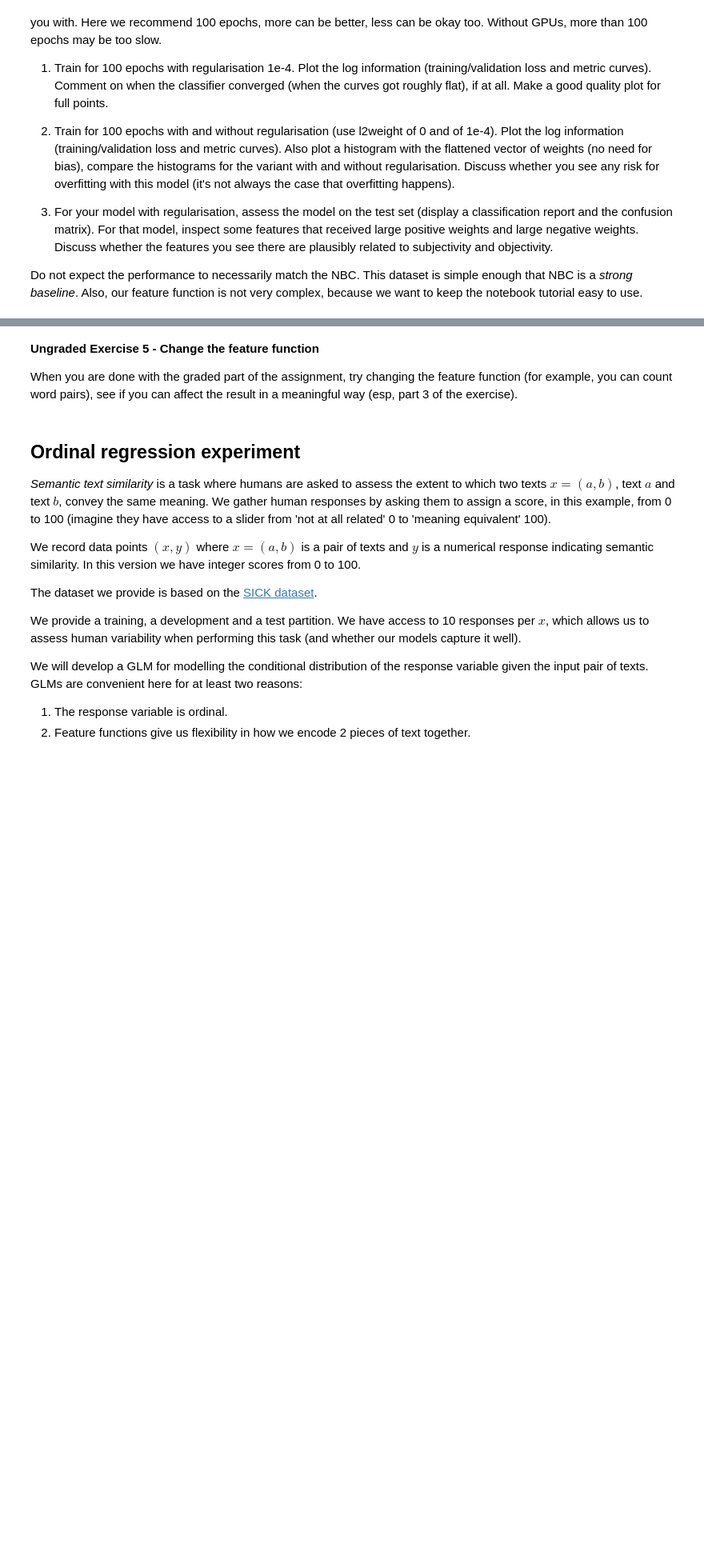
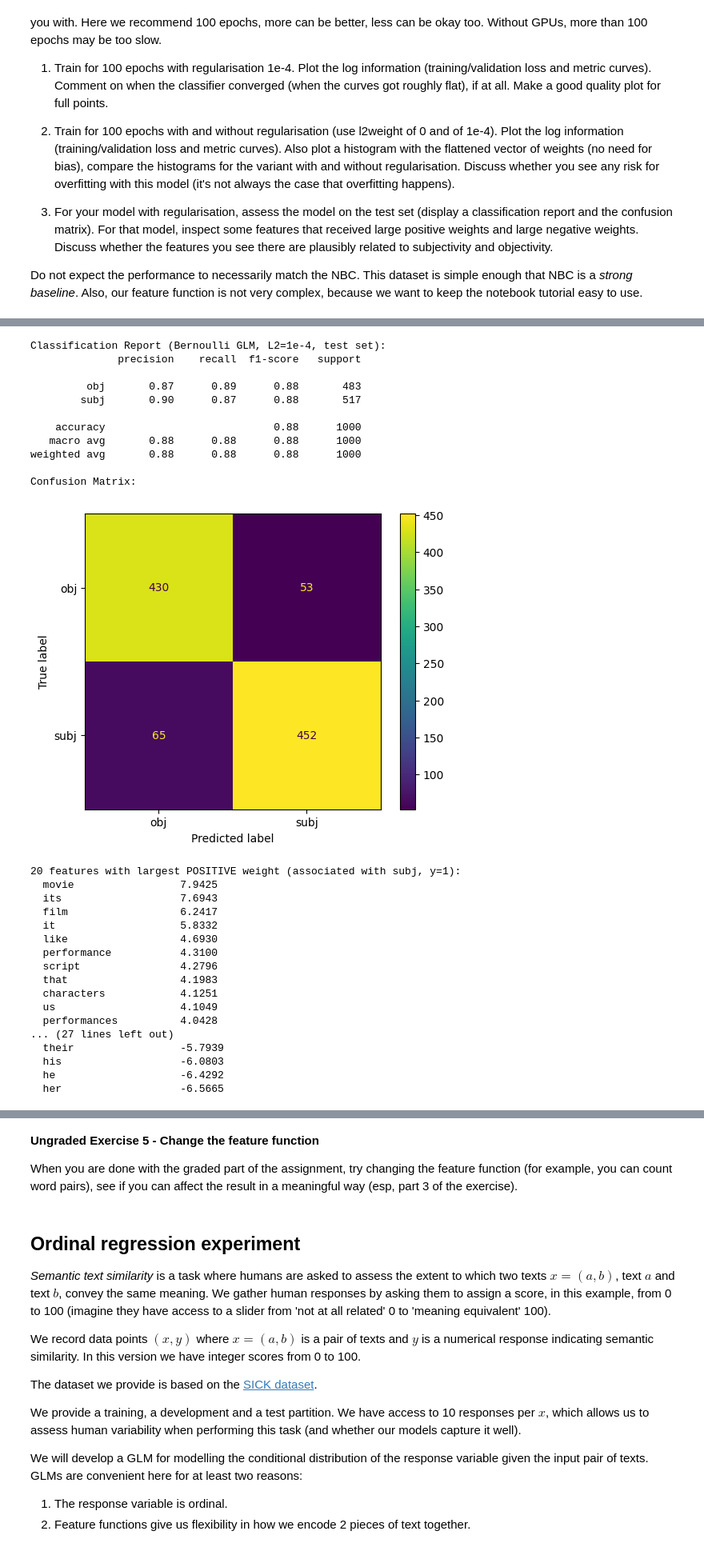
Before and after one commit to Hylkewierda/NTV, a Jupyter notebook: T2.ipynb, the cells around one changed output, grey strips where cells are left out. Shown at 80% size. Saved outputs shown, nothing was run; the diff lists cells and outputs as text; code cells hidden in the pictures; blank space fills up the shorter version.

```diff
--- a/T2.ipynb
+++ b/T2.ipynb
@@ -1273,0 +1387,59 @@ Do not expect the performance to necessarily match the NBC. This dataset is simp
+# %%
+# Evaluate on test set (using the regularised model)
+bin_test_h = bin_test_h_sparse.toarray()
+y_pred_bin = bin_cls.predict(bin_test_h, w=bin_w_reg, b=bin_b_reg)
+
+print("Classification Report (Bernoulli GLM, L2=1e-4, test set):")
+print(classification_report(bin_test_y, y_pred_bin, target_names=['obj', 'subj']))
+
+print("Confusion Matrix:")
+_ = ConfusionMatrixDisplay.from_predictions(
+    label_as_string(bin_test_y),
+    label_as_string(np.array(y_pred_bin)),
+    display_labels=['obj', 'subj']
+)
+plt.show()
+
+# Inspect features with large positive and negative weights
+sorted_features = sorted(
+    zip(bin_cls.feature_names(), np.array(bin_w_reg)),
+    key=lambda pair: pair[1], reverse=True
+)
+
+print("\n20 features with largest POSITIVE weight (associated with subj, y=1):")
+for f, w in sorted_features[:20]:
+    print(f"  {f:20s}  {w:.4f}")
+
+print("\n20 features with largest NEGATIVE weight (associated with obj, y=0):")
+for f, w in sorted_features[-20:]:
+    print(f"  {f:20s}  {w:.4f}")
+# %% [output]
+Classification Report (Bernoulli GLM, L2=1e-4, test set):
+              precision    recall  f1-score   support
+
+         obj       0.87      0.89      0.88       483
+        subj       0.90      0.87      0.88       517
+
+    accuracy                           0.88      1000
+   macro avg       0.88      0.88      0.88      1000
+weighted avg       0.88      0.88      0.88      1000
+
+Confusion Matrix:
+[figure, added]
+20 features with largest POSITIVE weight (associated with subj, y=1):
+  movie                 7.9425
+  its                   7.6943
+  film                  6.2417
+  it                    5.8332
+  like                  4.6930
+  performance           4.3100
+  script                4.2796
+  that                  4.1983
+  characters            4.1251
+  us                    4.1049
+  performances          4.0428
+... (27 lines left out)
+  their                 -5.7939
+  his                   -6.0803
+  he                    -6.4292
+  her                   -6.5665
```
Also changed, not shown: parts of 23 cells of this notebook.
